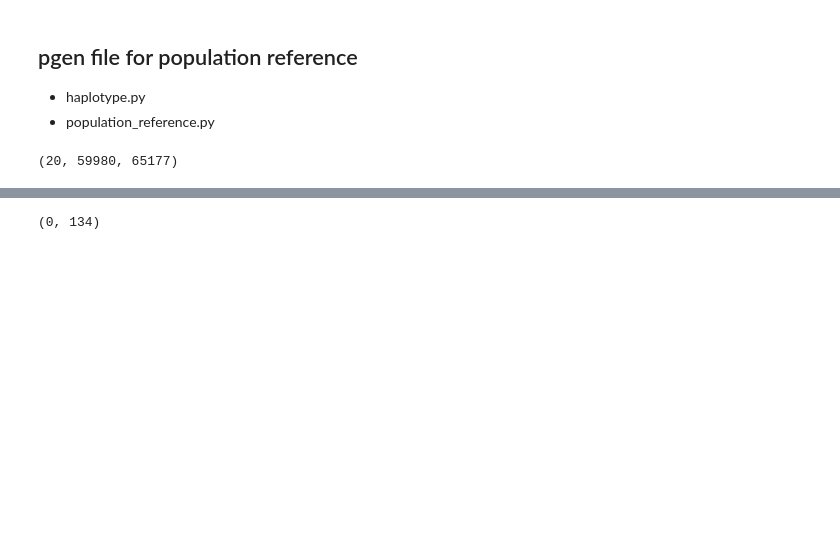
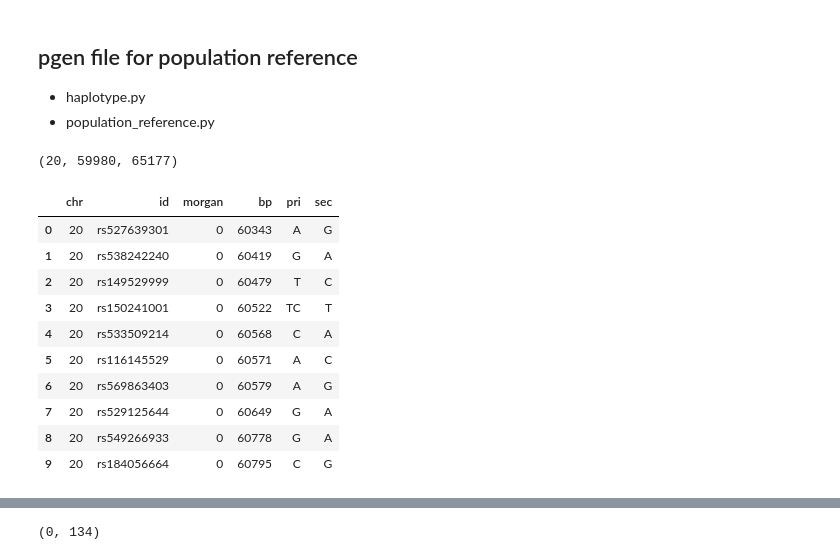
Before and after one commit to rivas-lab/nanopore, a Jupyter notebook: dev/scripts/20170312/new_pipeline_20170312.ipynb, the cells around one changed output, grey strips where cells are left out. Drawn from its saved outputs; the diff is of its cells as text; code cells hidden in the pictures; blank space fills up the shorter version.

```diff
--- a/dev/scripts/20170312/new_pipeline_20170312.ipynb
+++ b/dev/scripts/20170312/new_pipeline_20170312.ipynb
@@ -165,3 +165,17 @@ pgen = population_reference(params)
 r.reference_chr, r.reference_start, r.reference_end
 # %% [output]
 (20, 59980, 65177)
+# %%
+bim.raw_tables['20'].head(10)
+# %% [output]
+|  | chr | id | morgan | bp | pri | sec |
+| 0 | 20 | rs527639301 | 0 | 60343 | A | G |
+| 1 | 20 | rs538242240 | 0 | 60419 | G | A |
+| 2 | 20 | rs149529999 | 0 | 60479 | T | C |
+| 3 | 20 | rs150241001 | 0 | 60522 | TC | T |
+| 4 | 20 | rs533509214 | 0 | 60568 | C | A |
+| 5 | 20 | rs116145529 | 0 | 60571 | A | C |
+| 6 | 20 | rs569863403 | 0 | 60579 | A | G |
+| 7 | 20 | rs529125644 | 0 | 60649 | G | A |
+| 8 | 20 | rs549266933 | 0 | 60778 | G | A |
+| 9 | 20 | rs184056664 | 0 | 60795 | C | G |
```
Also changed, not shown: parts of 8 cells of this notebook, 2 other files.
